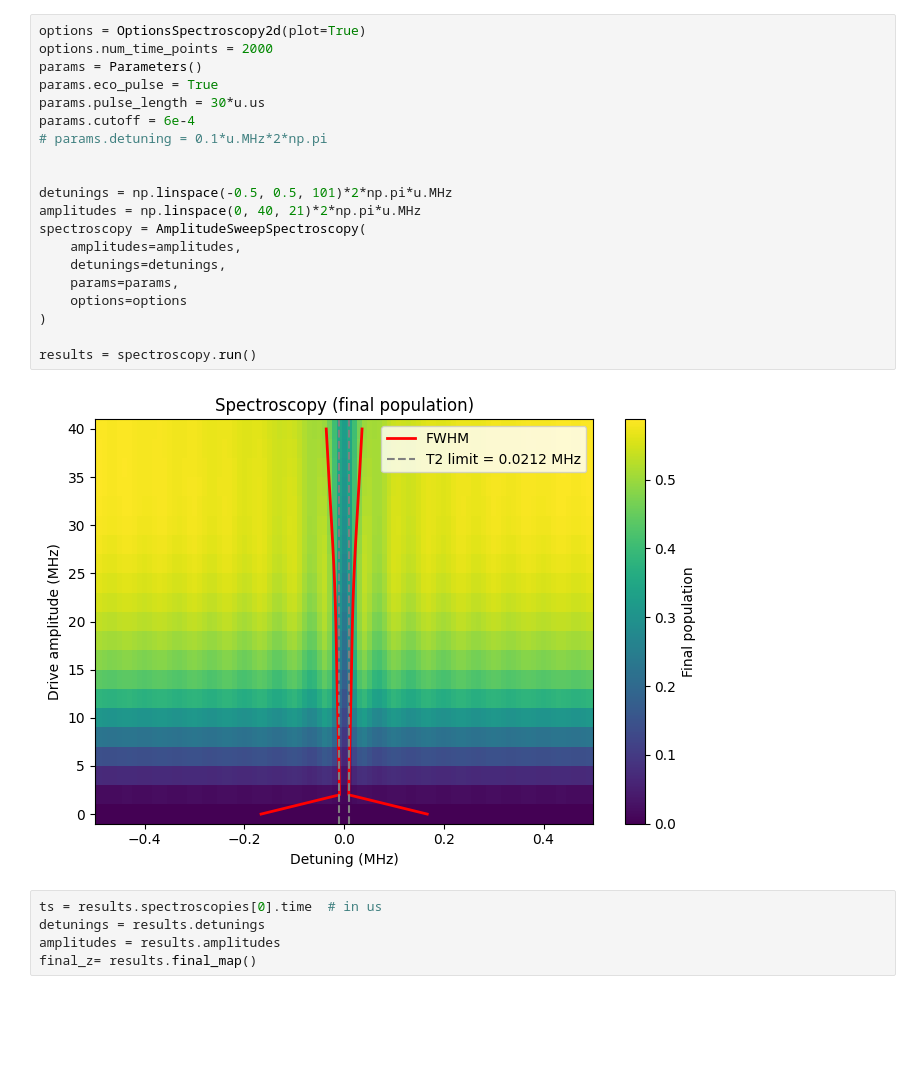
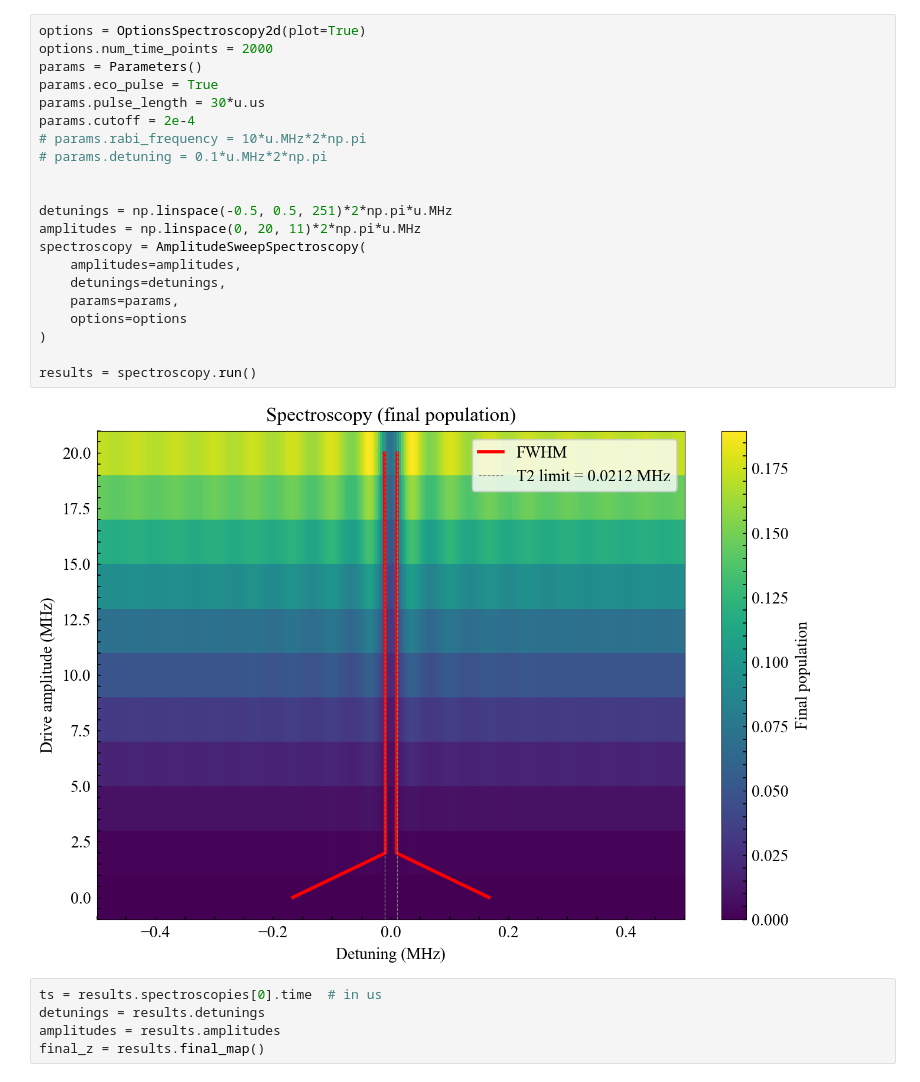
Before and after one commit to asafasia/amplitude-robust-spectrscopy, a Jupyter notebook: notebooks/new/2d_spectrsocopy.ipynb, the cells around one changed output. Saved outputs shown, nothing was run; the diff lists cells and outputs as text; blank space fills up the shorter version.

```diff
--- a/notebooks/new/2d_spectrsocopy.ipynb
+++ b/notebooks/new/2d_spectrsocopy.ipynb
@@ -9,28 +7,29 @@ from echospec.utils.units import Units as u
 # %%
 options = OptionsSpectroscopy2d(plot=True)
 options.num_time_points = 2000
 params = Parameters()
 params.eco_pulse = True
 params.pulse_length = 30*u.us
-params.cutoff = 6e-4
+params.cutoff = 2e-4
+# params.rabi_frequency = 10*u.MHz*2*np.pi
 # params.detuning = 0.1*u.MHz*2*np.pi
 
 
-detunings = np.linspace(-0.5, 0.5, 101)*2*np.pi*u.MHz
-amplitudes = np.linspace(0, 40, 21)*2*np.pi*u.MHz
+detunings = np.linspace(-0.5, 0.5, 251)*2*np.pi*u.MHz
+amplitudes = np.linspace(0, 20, 11)*2*np.pi*u.MHz
 spectroscopy = AmplitudeSweepSpectroscopy(
     amplitudes=amplitudes,
     detunings=detunings,
     params=params,
     options=options
 )
 
 results = spectroscopy.run()
 # %% [output]
-[figure, old version]
+[figure, new version]
 # %%
 ts = results.spectroscopies[0].time  # in us
 detunings = results.detunings
 amplitudes = results.amplitudes
-final_z= results.final_map()
+final_z = results.final_map()
 # %%
```
Also changed, not shown: parts of 6 cells of this notebook, 50 other files.
